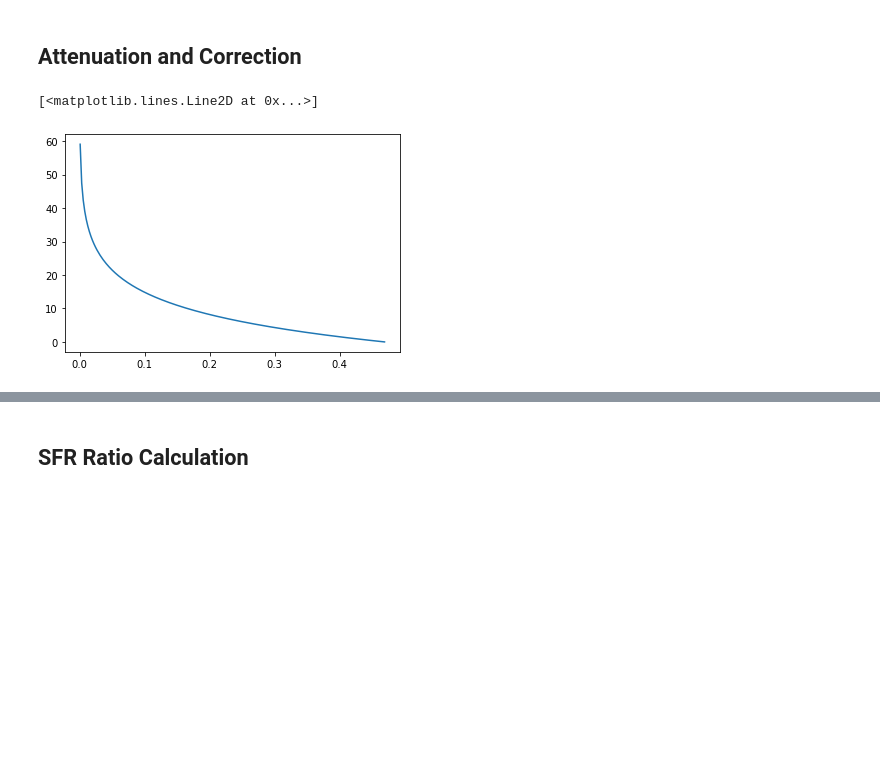
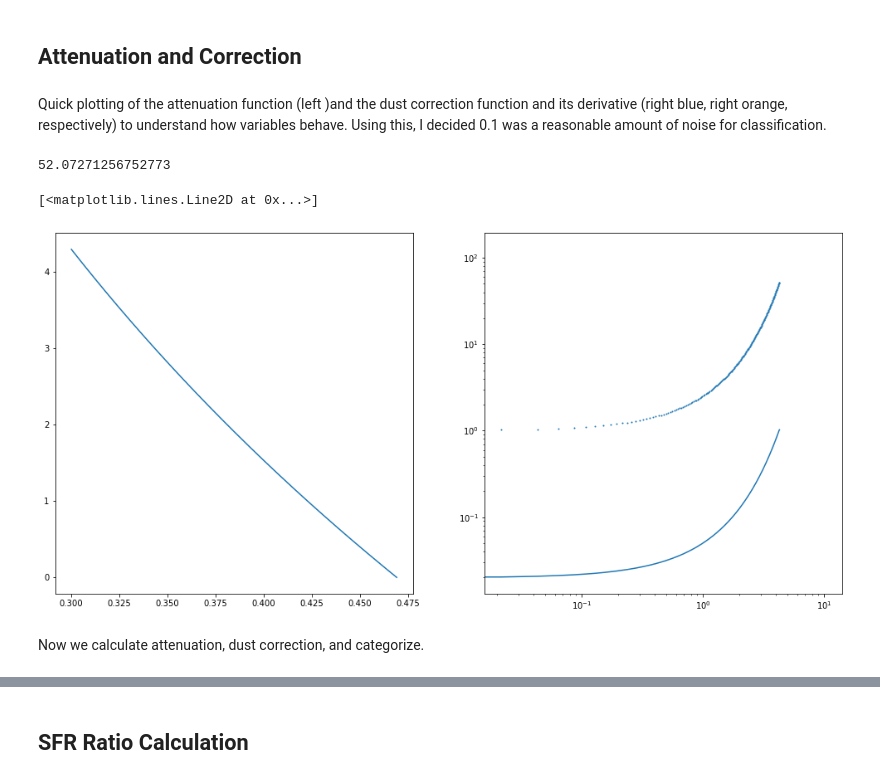
Before and after one commit to aleksds/bates_galaxies_lab, a Jupyter notebook: hires/cb_thesis.ipynb, the cells around one changed output, grey strips where cells are left out. Saved outputs shown, nothing was run; the diff lists cells and outputs as text; code cells hidden in the pictures; blank space fills up the shorter version.

```diff
--- a/hires/cb_thesis.ipynb
+++ b/hires/cb_thesis.ipynb
@@ -58,15 +58,41 @@ cb_gals
 | 16 | J2140+1209 | 4.20 | 2.00 | 2.10 | 11.12 | 0.05 | 0.05 | 11.28 | 282.11 | 584.13 | ... |
 # %% [markdown]
 ## Attenuation and Correction
-# %%
-def func(r):
-    return (-2.5 / (4.60 - 5.12)) * np.log10(0.469 / r) * 4.60
-x = np.linspace(10**-3,0.469,200)
-y = func(x)
-plt.plot(x, y)
-# %% [output]
-[<matplotlib.lines.Line2D at 0x...>]
-[figure, removed]
+# %% [markdown]
+Quick plotting of the attenuation function (left )and the dust correction function and its derivative (right blue, right orange, respectively) to understand how variables behave. Using this, I decided 0.1 was a reasonable amount of noise for classification.
+# %%
+dr = 0.3
+da = atten(dr)
+dd = dustc(da)
+dd
+# %% [output]
+52.07271256752773
+# %%
+def atten(r):
+    return (-2.5 / (4.60 - 5.12)) * np.log10(0.469 / r) * 4.60
+
+def dustc(a):
+    return (10.**(a/2.5))
+
+fig = plt.figure(figsize=(17,8))
+
+ax = fig.add_subplot(121)
+x = np.linspace(0.3,0.469,200)
+at = atten(x)
+ax.plot(x, at)
+
+ax1 = fig.add_subplot(122)
+x2 = np.linspace(min(at), max(at), 200)
+#x2 = np.linspace(0.001, 10, 200)
+du = dustc(x2)
+ax1.loglog()
+ax1.scatter(x2, du, s=1)
+ax1.plot(x2, np.gradient(du))
+# %% [output]
+[<matplotlib.lines.Line2D at 0x...>]
+[figure, added]
+# %% [markdown]
+Now we calculate attenuation, dust correction, and categorize.
 # %%
 def attenuate(current_ratio):
     if current_ratio <= 0:
```
Also changed, not shown: parts of 8 cells of this notebook.
